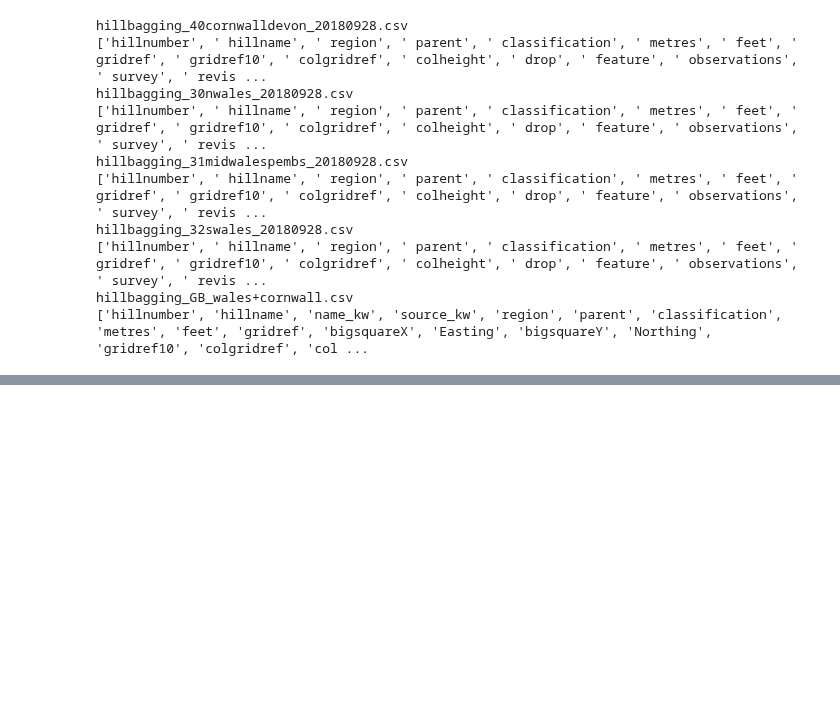
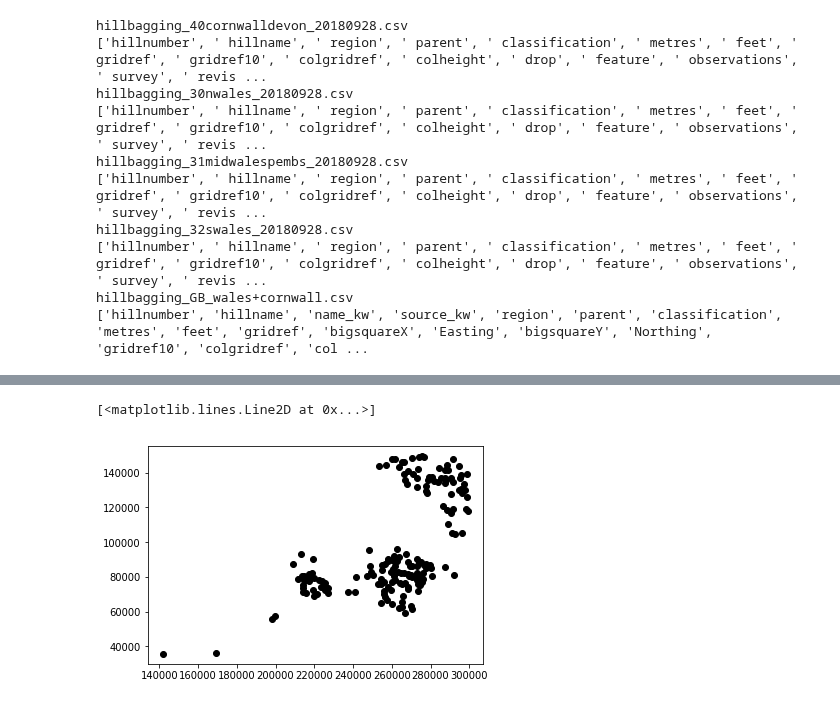
Before and after one commit to davidtreth/dataviz-sandbox, a Jupyter notebook: hillbagging/hillbagging_data.ipynb, the cells around one changed output, grey strips where cells are left out. Saved outputs shown, nothing was run; the diff lists cells and outputs as text; code cells hidden in the pictures; blank space fills up the shorter version.

```diff
--- a/hillbagging/hillbagging_data.ipynb
+++ b/hillbagging/hillbagging_data.ipynb
@@ -53,0 +74,2 @@ Sprydon Beacon                          :                               :     :
+# %%
+hills_cornwall = list(zip(hills_cornwall_name, hills_cornwall_name_kw, hills_cornwall_X, hills_cornwall_Y, hills_cornwall_Z))
@@ -53,0 +81,8 @@ Sprydon Beacon                          :                               :     :
+# %%
+X = [h[2] for h in hills_cornwall_gt250]
+Y = [h[3] for h in hills_cornwall_gt250]
+# %%
+plt.plot(X, Y, "ko")
+# %% [output]
+[<matplotlib.lines.Line2D at 0x...>]
+[figure, added]
```
Also changed, not shown: parts of 3 cells of this notebook, 2 other files.
